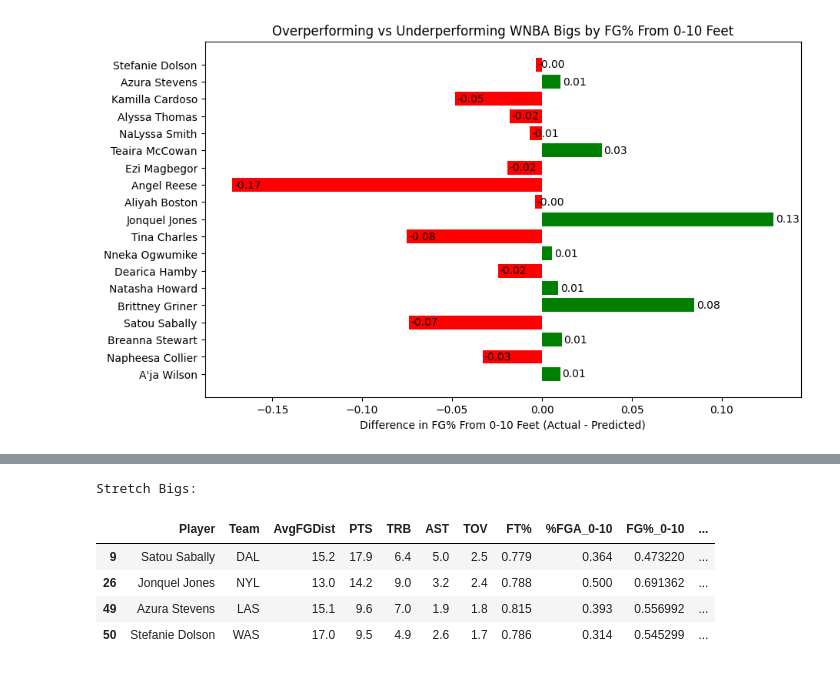
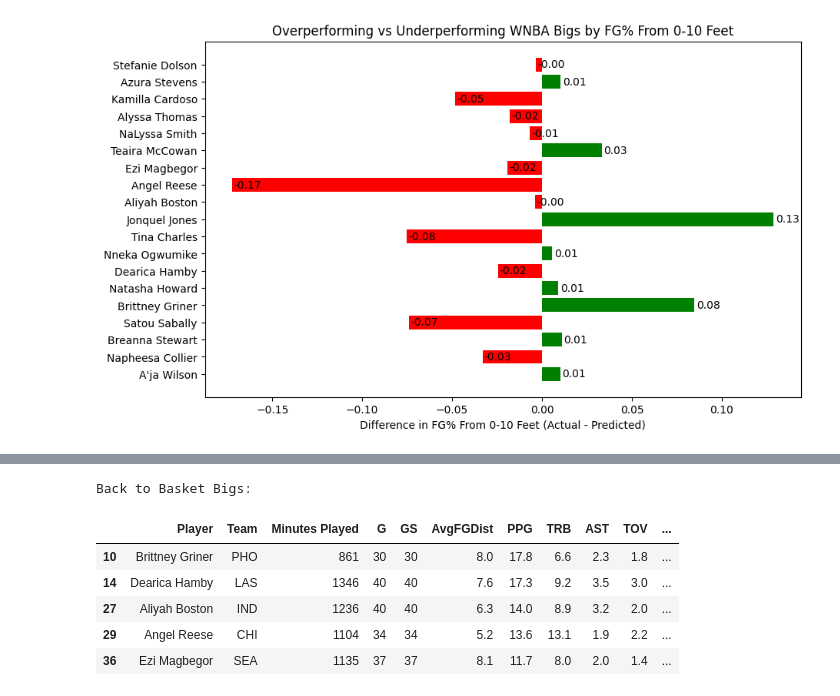
Before and after one commit to vtrackstar/Google-DA-Projects, a Jupyter notebook: 2024-wnba-bigs-linear-regression-and-kmeans.ipynb, the cells around one changed output, grey strips where cells are left out. Saved outputs shown, nothing was run; the diff lists cells and outputs as text; code cells hidden in the pictures.

```diff
--- a/2024-wnba-bigs-linear-regression-and-kmeans.ipynb
+++ b/2024-wnba-bigs-linear-regression-and-kmeans.ipynb
@@ -261,10 +229,20 @@ Balanced Bigs:
-# %%
-print("\nStretch Bigs:")
-Sbigs_stretch[['Player', 'Team', 'AvgFGDist', 'PTS', 'TRB', 'AST', 'TOV', 'FT%', '%FGA_0-10', 'FG%_0-10', '3PA', '3P%', 'PER', 'USG%', 'WS', 'ShootFoulDrawn', 'OffFoulCmtd', 'And1s']]
-# %% [output]
-Stretch Bigs:
-|  | Player | Team | AvgFGDist | PTS | TRB | AST | TOV | FT% | %FGA_0-10 | FG%_0-10 | ... |
-| 9 | Satou Sabally | DAL | 15.2 | 17.9 | 6.4 | 5.0 | 2.5 | 0.779 | 0.364 | 0.473220 | ... |
-| 26 | Jonquel Jones | NYL | 13.0 | 14.2 | 9.0 | 3.2 | 2.4 | 0.788 | 0.500 | 0.691362 | ... |
-| 49 | Azura Stevens | LAS | 15.1 | 9.6 | 7.0 | 1.9 | 1.8 | 0.815 | 0.393 | 0.556992 | ... |
-| 50 | Stefanie Dolson | WAS | 17.0 | 9.5 | 4.9 | 2.6 | 1.7 | 0.786 | 0.314 | 0.545299 | ... |
+# %%
+print("\nBack to Basket Bigs:")
+Sbigs_b2b[['Player', 'Team', 'G', 'GS', 'AvgFGDist', 'PTS', 'TRB', 'AST', 'TOV', 'FT%', '%FGA_0-10', 'FG%_0-10', '3PA', '3P%', 'PER', 'USG%', 'WS', 'ShootFoulDrawn', 'OffFoulCmtd', 'And1s']]
+b2b = Sbigs_b2b.copy()
+b2b.rename(columns={'PTS': 'PPG'}, inplace=True)
+b2b.rename(columns={'MP': 'Minutes Played'}, inplace=True)
+b2b.rename(columns={'FGA_0-10Tot': 'Total FGA From 0-10 Feet'}, inplace=True)
+b2b.rename(columns={'FG%_0-10': 'FG% 0-10 Feet'}, inplace=True)
+b2b.rename(columns={'FG%_predicted': 'Predicted FG% From 0-10 Feet'}, inplace=True)
+b2b.rename(columns={'FG%_difference': 'Difference In FG% From 0-10 Feet'}, inplace=True)
+col1 = ['Player', 'Team', 'Minutes Played', 'G', 'GS', 'AvgFGDist', 'PPG', 'TRB', 'AST', 'TOV', 'FT%', '%FGA_0-10', 'FG% 0-10 Feet', '3PA', '3P%', 'PER', 'WS', 'USG%', 'And1s']
+b2b[col1].head()
+# %% [output]
+Back to Basket Bigs:
+|  | Player | Team | Minutes Played | G | GS | AvgFGDist | PPG | TRB | AST | TOV | ... |
+| 10 | Brittney Griner | PHO | 861 | 30 | 30 | 8.0 | 17.8 | 6.6 | 2.3 | 1.8 | ... |
+| 14 | Dearica Hamby | LAS | 1346 | 40 | 40 | 7.6 | 17.3 | 9.2 | 3.5 | 3.0 | ... |
+| 27 | Aliyah Boston | IND | 1236 | 40 | 40 | 6.3 | 14.0 | 8.9 | 3.2 | 2.0 | ... |
+| 29 | Angel Reese | CHI | 1104 | 34 | 34 | 5.2 | 13.6 | 13.1 | 1.9 | 2.2 | ... |
+| 36 | Ezi Magbegor | SEA | 1135 | 37 | 37 | 8.1 | 11.7 | 8.0 | 2.0 | 1.4 | ... |
```
Also changed, not shown: parts of 12 cells of this notebook.
